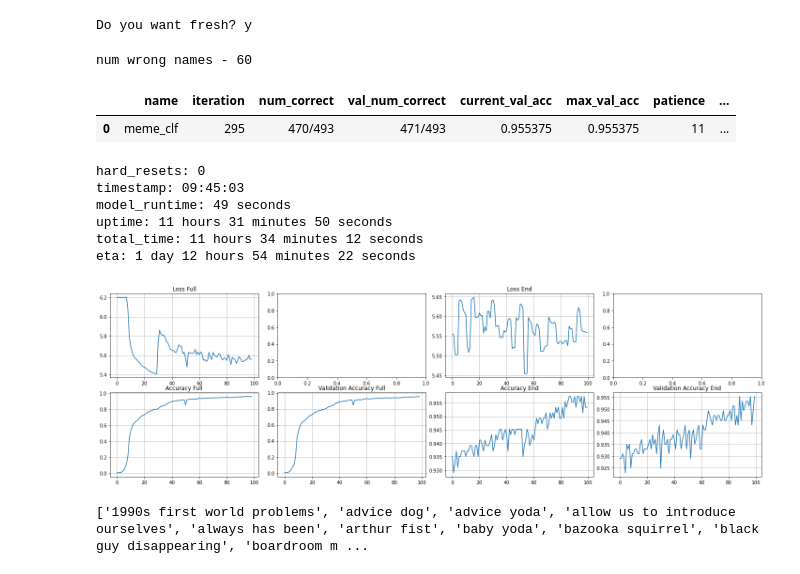
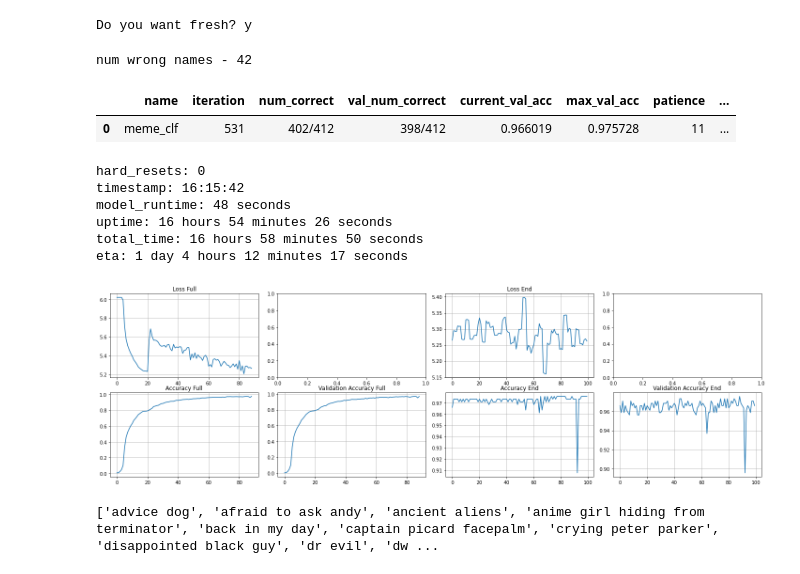
Before and after one commit to Distortedlogic/Memehub-Controllers, a Jupyter notebook: MemeClf_train.ipynb, the cells around one changed output. Cells and saved outputs as stored; diff of their text form; code cells hidden in the pictures.

```diff
--- a/MemeClf_train.ipynb
+++ b/MemeClf_train.ipynb
@@ -4,20 +4,20 @@ from src.trainers.memeclf import MemeClfTrainer
 MemeClf = MemeClfTrainer()
 # %% [output]
 Do you want fresh? y
-# %%
-MemeClf.train(trigger1=0.80,trigger2=0.9,finish=0.99,num_workers=16, num_epochs=1000)
-# %% [output]
-num wrong names - 60
-|  | name | iteration | num_correct | val_num_correct | current_val_acc | max_val_acc | patience | ... |
-| 0 | meme_clf | 295 | 470/493 | 471/493 | 0.955375 | 0.955375 | 11 | ... |
-hard_resets: 0
-timestamp: 09:45:03
-model_runtime: 49 seconds
-uptime: 11 hours 31 minutes 50 seconds
-total_time: 11 hours 34 minutes 12 seconds
-eta: 1 day 12 hours 54 minutes 22 seconds
-[figure, removed]
-['1990s first world problems', 'advice dog', 'advice yoda', 'allow us to introduce ourselves', 'always has been', 'arthur fist', 'baby yoda', 'bazooka squirrel', 'black guy disappearing', 'boardroom m ...
+# %%
+MemeClf.train()
+# %% [output]
+num wrong names - 42
+|  | name | iteration | num_correct | val_num_correct | current_val_acc | max_val_acc | patience | ... |
+| 0 | meme_clf | 531 | 402/412 | 398/412 | 0.966019 | 0.975728 | 11 | ... |
+hard_resets: 0
+timestamp: 16:15:42
+model_runtime: 48 seconds
+uptime: 16 hours 54 minutes 26 seconds
+total_time: 16 hours 58 minutes 50 seconds
+eta: 1 day 4 hours 12 minutes 17 seconds
+[figure, added]
+['advice dog', 'afraid to ask andy', 'ancient aliens', 'anime girl hiding from terminator', 'back in my day', 'captain picard facepalm', 'crying peter parker', 'disappointed black guy', 'dr evil', 'dw ...
 # %%
 MemeClf.print_graphs()
 # %%
```
Also changed, not shown: 30 other files.
